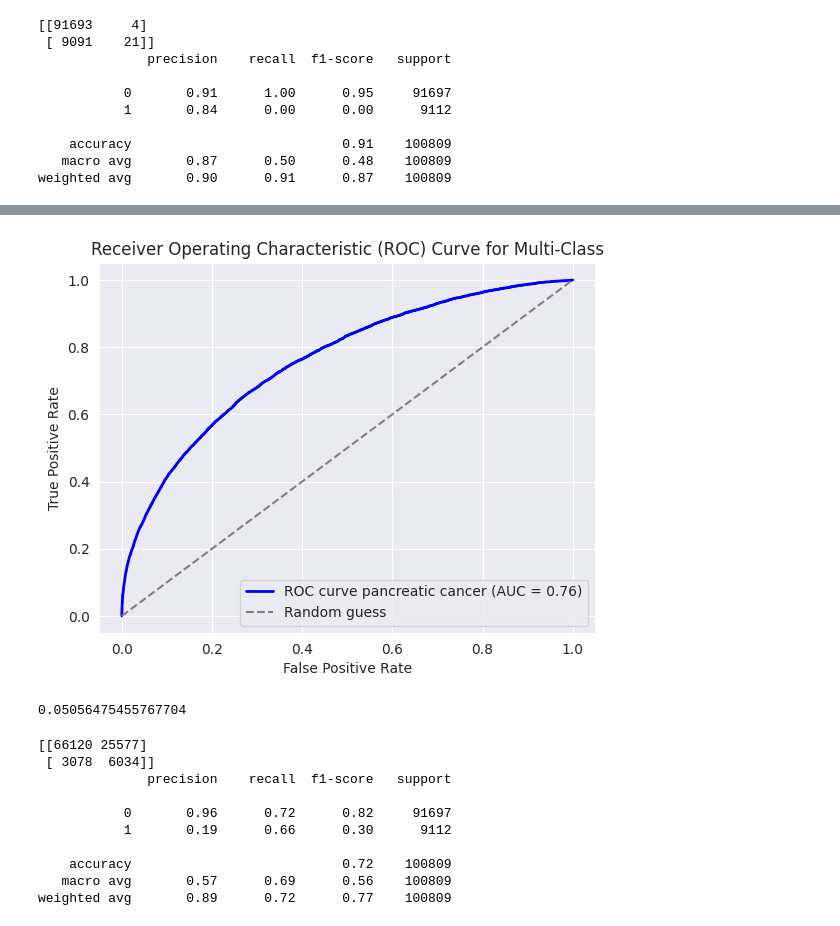
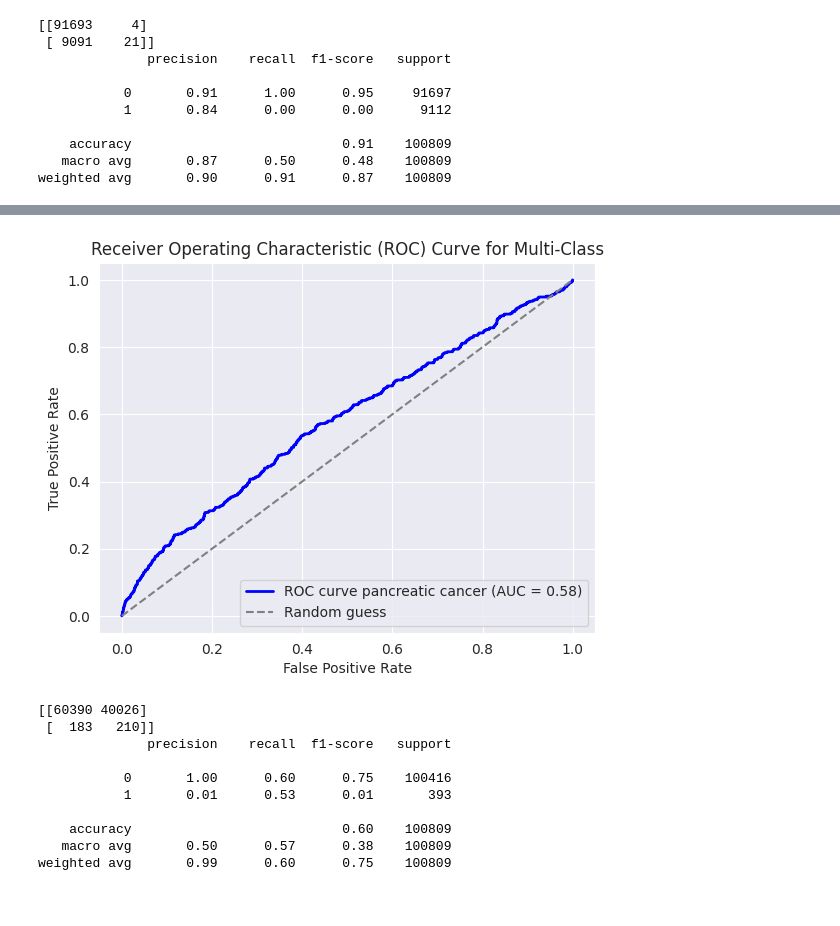
Before and after one commit to OfekShcherb/Finding-Differences-in-Diagnosis-of-Pancreatic-Cancer-and-Type-II-Diabetes-Mellitus, a Jupyter notebook: test.ipynb, the cells around one changed output, grey strips where cells are left out. Saved outputs shown, nothing was run; the diff lists cells and outputs as text; code cells hidden in the pictures.

```diff
--- a/test.ipynb
+++ b/test.ipynb
@@ -643,0 +703,2 @@ weighted avg       0.90      0.91      0.87    100809
+# %%
+y_test = y_test.replace(2, 0)
@@ -647,26 +748,21 @@ from sklearn.preprocessing import label_binarize
-# %%
-proba = MLP_scaled_healthy_vs_sick.predict_proba(x_test)
-
-fpr, tpr, thresholds = roc_curve(y_test, proba[:,1])
-roc_auc = roc_auc_score(y_test, proba[:,1])
-# %%
-plt.figure()
-plt.plot(fpr, tpr, color='blue', lw=2,
-             label=f'ROC curve pancreatic cancer (AUC = {roc_auc:.2f})')
-
-plt.plot([0, 1], [0, 1], color='gray', linestyle='--', label='Random guess')
-plt.xlabel('False Positive Rate')
-plt.ylabel('True Positive Rate')
-plt.title('Receiver Operating Characteristic (ROC) Curve for Multi-Class')
-plt.legend(loc='lower right')
-plt.show()
-# %% [output]
-[figure, removed]
-# %%
-import numpy as np
-J = tpr - fpr
-best_threshold = thresholds[np.argmax(J)]
-print(best_threshold)
-# %% [output]
-0.05056475455767704
+# %%
+def plot_roc_curve(probas, y_test):
+    fpr, tpr, thresholds = roc_curve(y_test, probas[:,1])
+    roc_auc = roc_auc_score(y_test, probas[:,1])
+
+    plt.figure()
+    plt.plot(fpr, tpr, color='blue', lw=2,
+                 label=f'ROC curve pancreatic cancer (AUC = {roc_auc:.2f})')
+
+    plt.plot([0, 1], [0, 1], color='gray', linestyle='--', label='Random guess')
+    plt.xlabel('False Positive Rate')
+    plt.ylabel('True Positive Rate')
+    plt.title('Receiver Operating Characteristic (ROC) Curve for Multi-Class')
+    plt.legend(loc='lower right')
+    plt.show()
+
+    J = tpr - fpr
+    best_threshold = thresholds[np.argmax(J)]
+
+    return best_threshold
 # %%
@@ -679,19 +775,25 @@ def cancer_threshold(probas, threshold):
             label = 0
         predictions.append(label)
     return predictions
+# %%
+probas = GB_scaled_cancer_vs_rest.predict_proba(x_test)
+# %%
+best_threshold = plot_roc_curve(probas, y_test)
+# %% [output]
+[figure, added]
 # %%
-y_predictions = cancer_threshold(proba, best_threshold)
+y_predictions = predict_threshold(probas, best_threshold)
 confusion_mat = confusion_matrix(y_test, y_predictions)
 print(confusion_mat)
 print(classification_report(y_test, y_predictions))
 # %% [output]
-[[66120 25577]
- [ 3078  6034]]
+[[60390 40026]
+ [  183   210]]
               precision    recall  f1-score   support
 
-           0       0.96      0.72      0.82     91697
-           1       0.19      0.66      0.30      9112
+           0       1.00      0.60      0.75    100416
+           1       0.01      0.53      0.01       393
 
-    accuracy                           0.72    100809
-   macro avg       0.57      0.69      0.56    100809
-weighted avg       0.89      0.72      0.77    100809
+    accuracy                           0.60    100809
+   macro avg       0.50      0.57      0.38    100809
+weighted avg       0.99      0.60      0.75    100809
```
Also changed, not shown: parts of 35 cells of this notebook, 1 other file.
